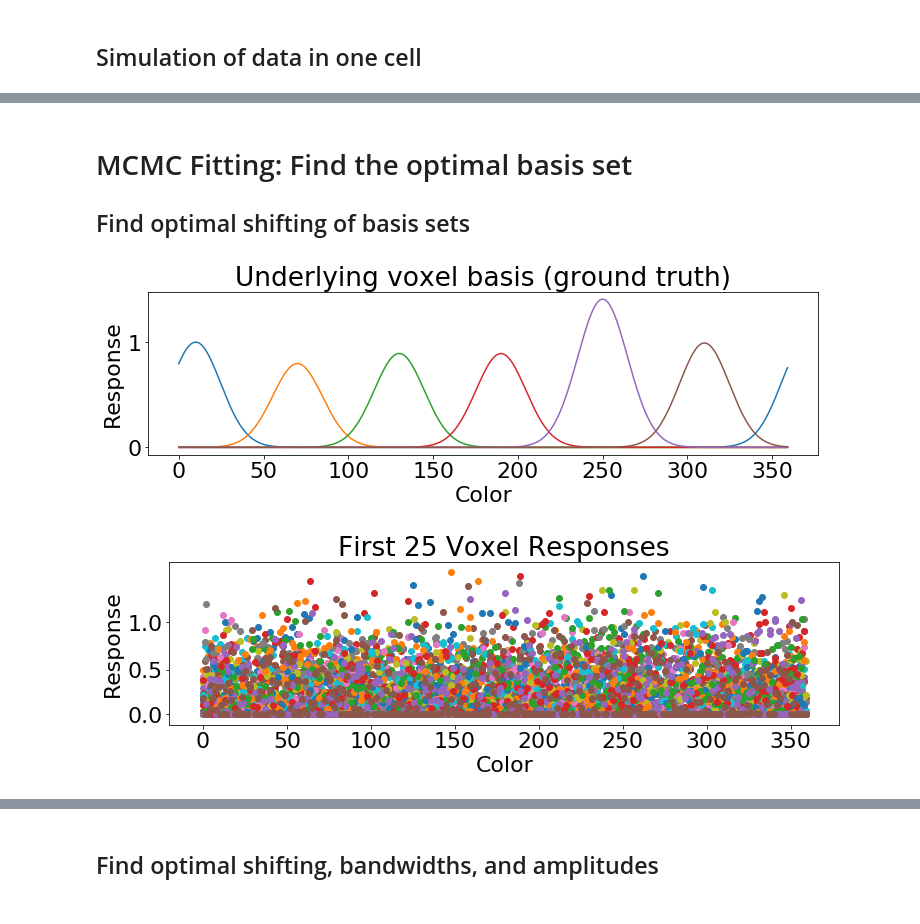
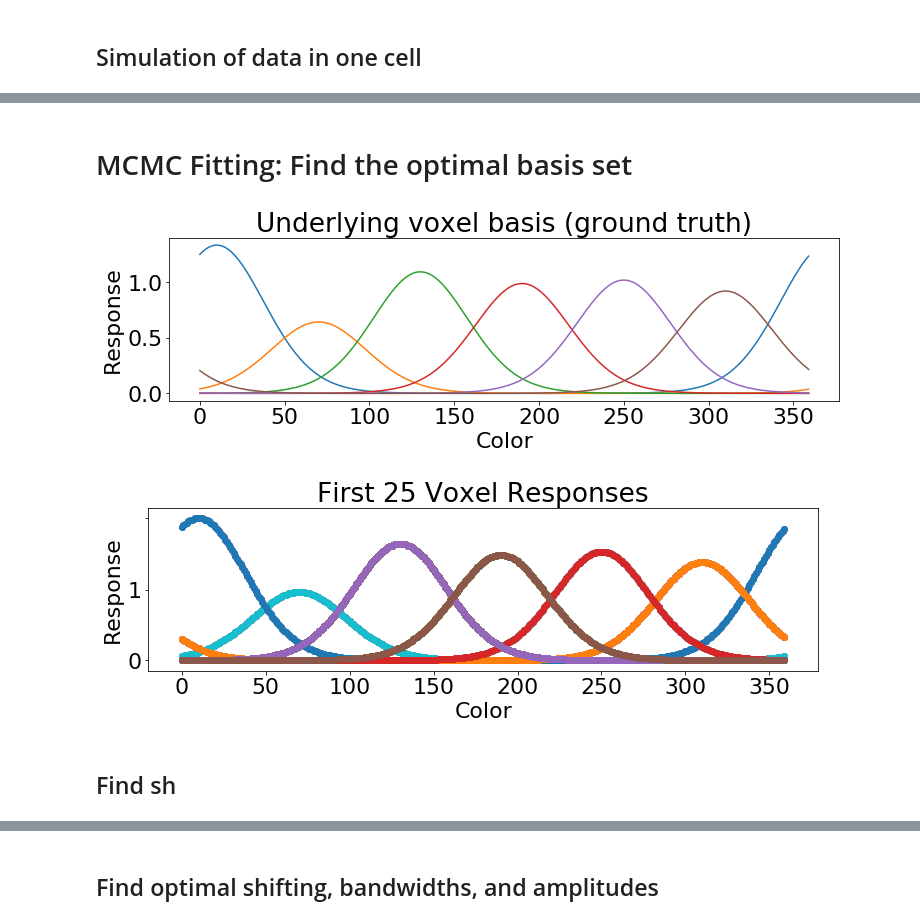
Before and after one commit to PaulScotti/iem_sim, a Jupyter notebook: iem_sim.ipynb, the cells around one changed output, grey strips where cells are left out. Saved outputs shown, nothing was run; the diff lists cells and outputs as text; code cells hidden in the pictures.

```diff
--- a/iem_sim.ipynb
+++ b/iem_sim.ipynb
@@ -57,6 +62,7 @@ def within360(y):
         len(x)
     except:
         x = np.array([x])
+    x[x>359] = x[x>359]-360
     x[x>359] = x[x>359]-360
     x[x<0] = x[x<0]+360
     return x
@@ -108,8 +114,8 @@ plt.show()
 # function to automate neuron/voxel simulation:
 def sim_vox(plotting=0):
     # Simulate neurons/voxels
-#     trial_features = list(map(int,np.random.choice(feature_space, ntrials)))
-    trial_features = np.arange(360)
+    trial_features = np.random.permutation(np.arange(360))
+    #trial_features = np.arange(360)
     trial_conds = np.tile(np.array([0,1]),ntrials//2)
     trial_by_vox = np.full([ntrials,nvoxels], np.nan)
     for vox in np.arange(nvoxels):
@@ -587,18 +884,19 @@ def plot_basis_dotted(basis_points,channel_sd,trial_features,chan_pow=np.ones(nc
 # %% [markdown]
 ## Simulation of data in one cell
 # %%
-ntrials = 360*2
+ntrials = 360
 nvoxels = 100
-nneurons = 2 # voxel activation = sum of nneurons
-vox_mu_sd = 1
-vox_sd_mu = 15
-vox_sd_sd = 1
+nneurons = 100 # voxel activation = sum of nneurons
+vox_mu_sd = .001
+vox_sd_mu = 30
+vox_sd_sd = .001
 vox_gain_diff = 0 # difference in amplitude between trial conditions
-neuron_noise = 3 # introduce noise for every neuron
+neuron_noise = .001 # introduce noise for every neuron
 feature_space = np.linspace(0,359,360) # full range of our continuous feature (here 360 degrees in color wheel)
 
 nchannels = 6
 vox_nchannels = 6
+channel_sd = np.ones(nchannels)*vox_sd_mu
 vox_mu_basis = np.linspace(0,360-(360//vox_nchannels),vox_nchannels)+10 # ground truth voxel receptive fields
 basis_points = vox_mu_basis
 vox_amp_basis = np.ones(vox_nchannels) # amplitude for given features
@@ -616,7 +914,7 @@ vox_by_neuron_mu = np.repeat(vox_mu,nneurons)
 vox_by_neuron_amp = np.full( (nvoxels*nneurons), np.nan)
 
 for vox in np.arange(nvoxels):
-    closest_basis = np.argmin( np.abs( wrap360(np.repeat(vox_mu[vox],len(basis_points)),basis_points) ) )
+    closest_basis = np.argmin( np.abs( wrap360(np.repeat(vox_mu[vox],len(vox_mu_basis)),vox_mu_basis) ) )
     vox_by_neuron_amp[(vox*nneurons):((vox+1)*nneurons)] = vox_amp_basis[closest_basis]
 
 y_sd = pm.TruncatedNormal.dist(mu=vox_sd_mu, sd=vox_sd_sd, lower=0)
@@ -624,7 +922,13 @@ vox_by_neuron_sd = y_sd.random(size=(nvoxels*nneurons))
 
 trial_by_vox, trial_features, trial_conds = sim_vox(plotting=1)
 
-saved_weights, tst_overlap = auto_recon(basis_points,channel_sd,trial_features,trial_by_vox,plotting=1)
+# tst_mae, tst_overlap = auto_recon_plotting_old(basis_points,channel_sd,trial_features,trial_by_vox)
 
-plot_basis_avg(basis_points,channel_sd,trial_features,np.mean(saved_weights,axis=1))
+# print('\n--LARGE--\n')
+
+# auto_recon_plotting_old(basis_points,channel_sd+25,trial_features,trial_by_vox)
+
+# print('\n--SMALL--\n')
+
+# auto_recon_plotting_old(basis_points,channel_sd-25,trial_features,trial_by_vox)
 # %% [output]
@@ -633,3 +939,2 @@ KeyboardInterrupt:
 # %% [markdown]
 # MCMC Fitting: Find the optimal basis set
-## Find optimal shifting of basis sets
@@ -843,23 +1033,25 @@ def gradients(vals, func, releps=1e-3, abseps=None, mineps=1e-9, reltol=1e-3,
 # %%
 # Plot simulated voxel tunings:
 plt.plot(make_vonmises(np.linspace(0,359,360),vox_mu_basis,np.ones(nchannels)*vox_sd_mu,vox_amp_basis))
 plt.title('Underlying voxel basis (ground truth)')
 plt.ylabel('Response')
 plt.xlabel('Color')
 plt.show()
 
 # Plot actual voxel tunings:
 for vox in np.arange(nvoxels):
     if vox <= 25:
         plt.scatter(trial_features,trial_by_vox[:,vox])
 plt.xlabel('Color')
 plt.ylabel('Response')
-plt.yticks([0,np.max(trial_by_vox[:,vox])//2,np.max(trial_by_vox[:,vox])], [0.0,0.5,1.0])
+plt.yticks([0,np.max(trial_by_vox[:,vox])//2,np.max(trial_by_vox[:,vox])], [0,1])
 plt.title('First 25 Voxel Responses')
 plt.show()
 # %% [output]
-[figure, old version]
+[figure, new version]
-[figure, old version]
+[figure, new version]
+# %% [markdown]
+## Find sh
 # %%
 # setup parameter priors
 basis_points = np.linspace(0,360-(360//nchannels),nchannels)
```
Also changed, not shown: parts of 29 cells of this notebook, 39 other files.
